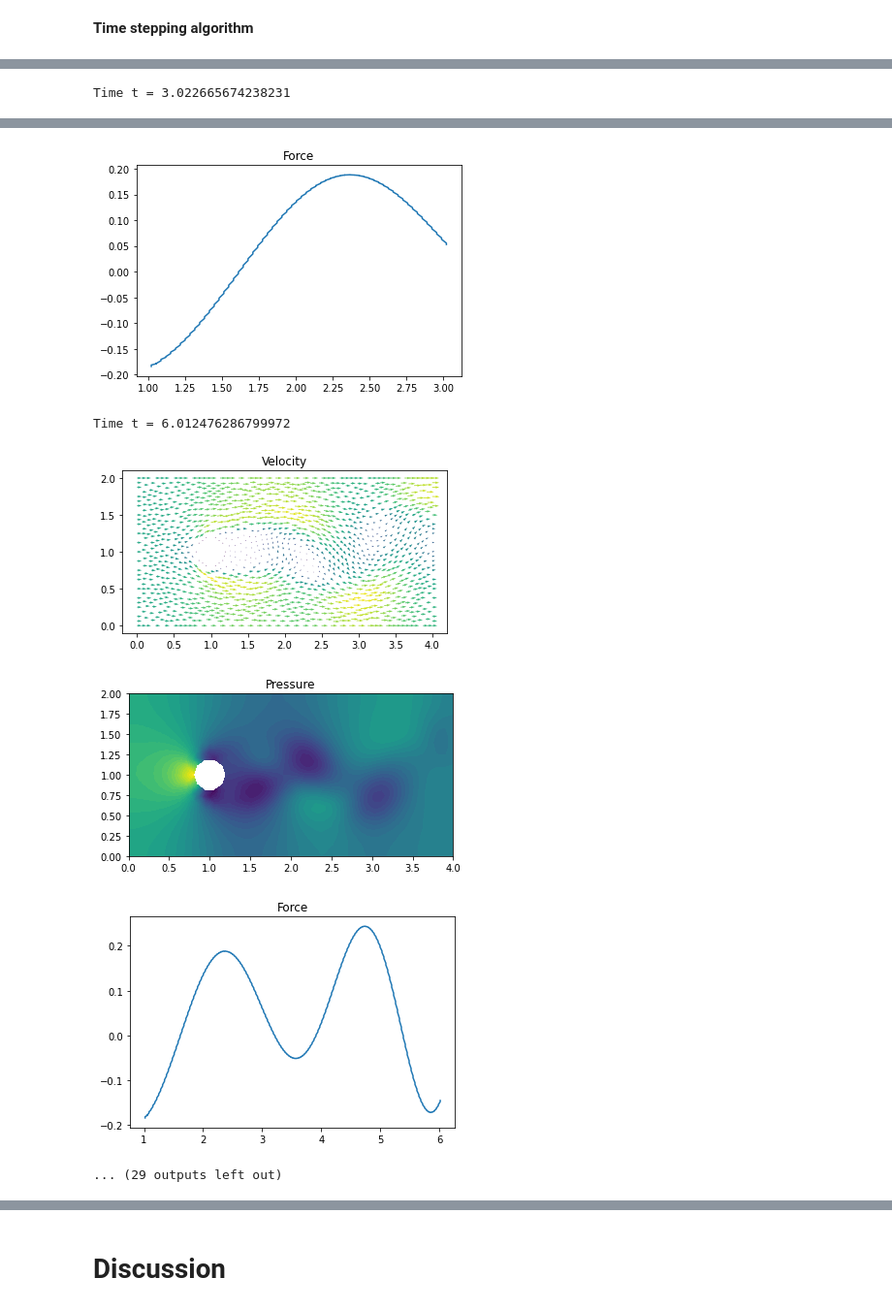
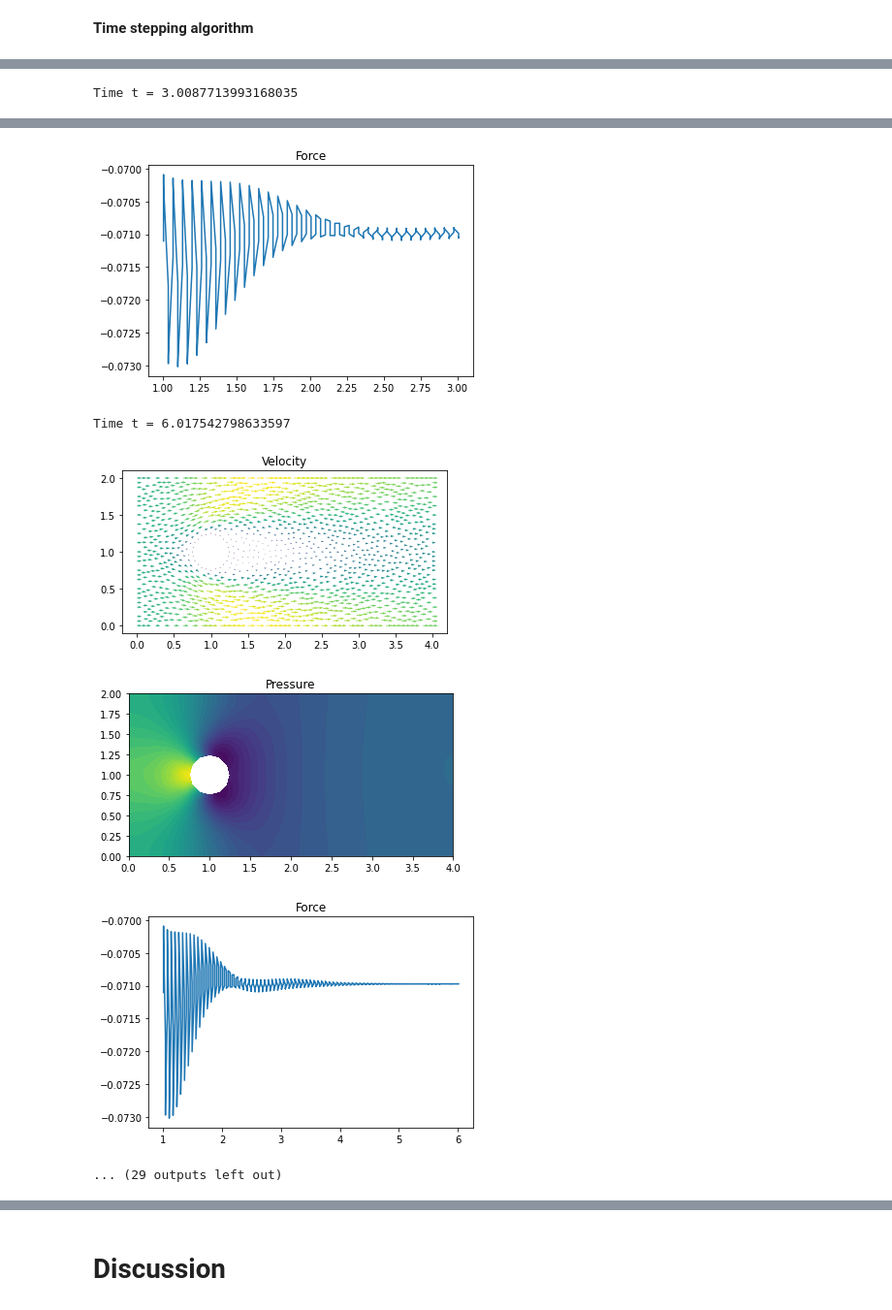
Before and after one commit to johanhoffman/DD2365-VT20, a Jupyter notebook: Lab-2/Linde-Navier-Stokes.ipynb, the cells around one changed output, grey strips where cells are left out. Shown at 97% size. Saved outputs shown, nothing was run; the diff lists cells and outputs as text; code cells hidden in the pictures.

```diff
--- a/Lab-2/Linde-Navier-Stokes.ipynb
+++ b/Lab-2/Linde-Navier-Stokes.ipynb
@@ -97,7 +105,7 @@ H = 2
 # Define circle
 xc = 1.0
 yc = 0.5*H
-rc = 0.2
+rc = 0.25
 
 # Define subdomains (for boundary conditions)
 class Left(SubDomain):
@@ -195,7 +203,7 @@ dbc_objects = DirichletBoundaryObjects()
 # Examples of time dependent and stationary inflow conditions
 #uin = Expression('4.0*x[1]*(1-x[1])', element = V.sub(0).ufl_element())
 #uin = Expression('1.0 + 1.0*fabs(sin(t))', element = V.sub(0).ufl_element(), t=0.0)
-uin = 1.0
+uin = 2.0
 bcu_in0 = DirichletBC(V.sub(0), uin, dbc_left)
 bcu_in1 = DirichletBC(V.sub(1), 0.0, dbc_left)
 bcu_upp0 = DirichletBC(V.sub(0), 0.0, dbc_upper)
@@ -222,7 +230,7 @@ ds = Measure('ds', domain=mesh, subdomain_data=boundaries)
 **Define flow parameters**
 # %%
 # Set viscosity
-nu = 4.0e-3
+nu = 0.1
 # %% [markdown]
 **Define method parameters**
 # %%
@@ -378,6 +386,6 @@ while t < T + DOLFIN_EPS:
     u0.assign(u1)
     t += dt
 
-#!tar -czvf results-NS.tar.gz results-NS
-#files.download('results-NS.tar.gz')
+!tar -czvf results-NS.tar.gz results-NS
+files.download('results-NS.tar.gz')
 # %% [output]
@@ -396,2 +395,2 @@ Time t = 0.03285506167650246
 [figure]
-Time t = 3.022665674238231
+Time t = 3.0087713993168035
@@ -400,6 +399,6 @@ Time t = 3.022665674238231
-[figure, old version]
+[figure, new version]
-Time t = 6.012476286799972
+Time t = 6.017542798633597
-[figure, old version]
+[figure, new version]
-[figure, old version]
+[figure, new version]
-[figure, old version]
+[figure, new version]
 ... (29 outputs left out)
```
Also changed, not shown: parts of 9 cells of this notebook.
